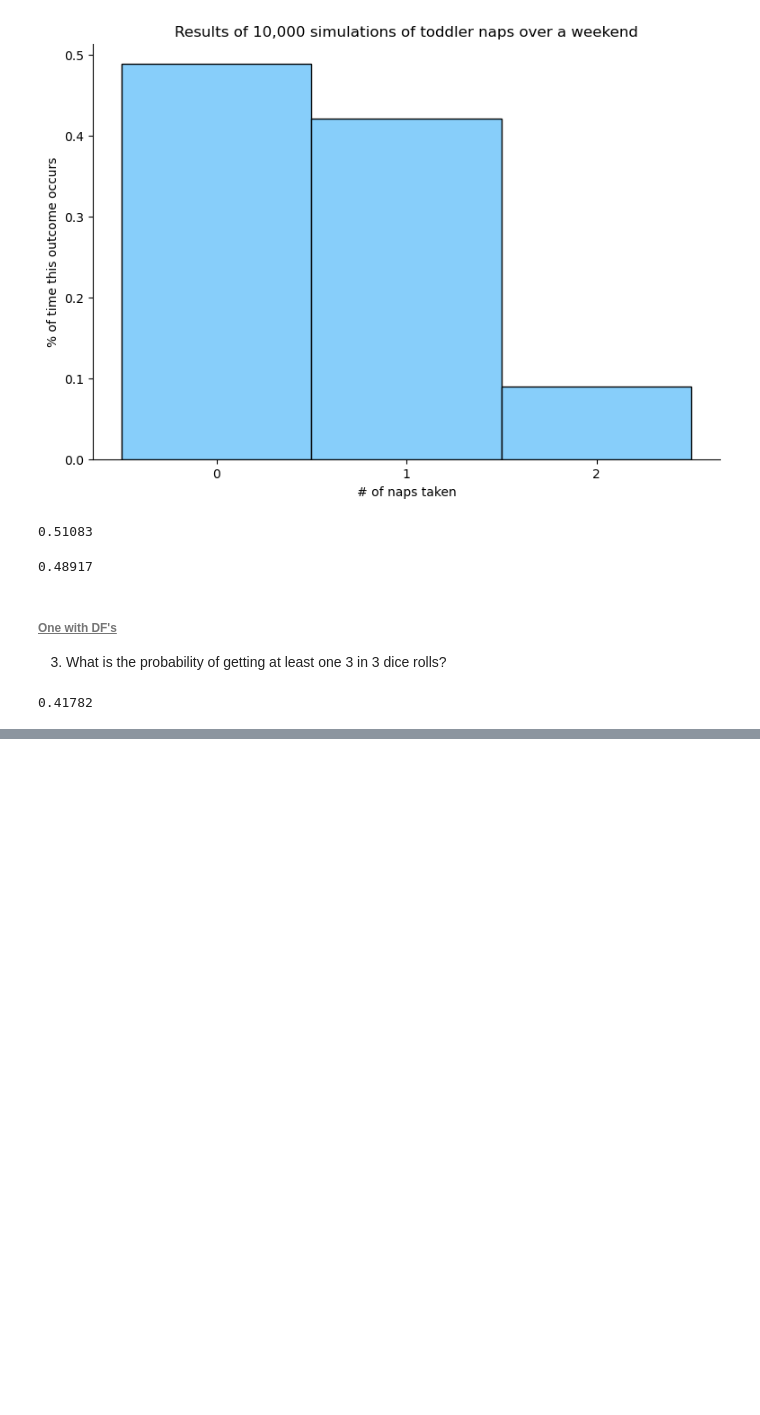
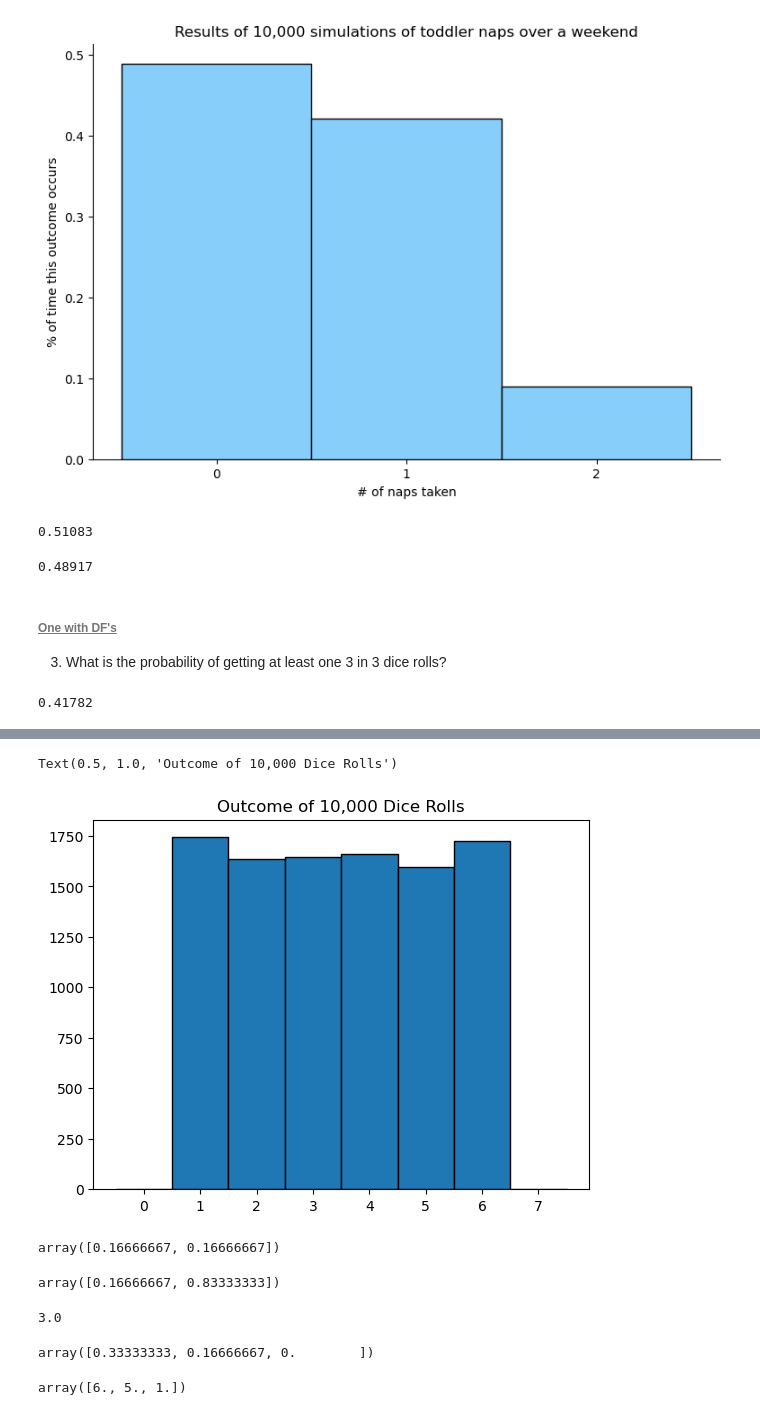
Before and after one commit to martin-reyes/I_Fundamental_and_Tools_NOTES, a Jupyter notebook: V Stats.ipynb, the cells around one changed output, grey strips where cells are left out. Cells and saved outputs as stored; diff of their text form; code cells hidden in the pictures; blank space fills up the shorter version.

Commit message:
stats notes updated

```diff
--- a/V Stats.ipynb
+++ b/V Stats.ipynb
@@ -182,2 +191,40 @@ rolls = np.random.choice([1, 2, 3, 4, 5, 6], nrows * ncols).reshape(nrows, ncols
+# %%
+die_distribution = stats.randint(1, 7)
+# %%
+n = 10_000
+
+x = die_distribution.rvs(n)
+
+plt.hist(x, bins=range(0, 9), align='left', width=1, edgecolor='black')
+plt.title(f'Outcome of {n:,} Dice Rolls')
+# %% [output]
+Text(0.5, 1.0, 'Outcome of 10,000 Dice Rolls')
+[figure, added]
+# %%
+# probability mass function (pmf)
+# probability density function (pdf) for continuous
+die_distribution.pmf([1,2])
+# %% [output]
+array([0.16666667, 0.16666667])
+# %%
+# cumulative distribution function (cdf) P(X<=x)
+die_distribution.cdf([1,5])
+# %% [output]
+array([0.16666667, 0.83333333])
+# %%
+# percent point function (ppf)
+die_distribution.ppf(.5)
+# %% [output]
+3.0
+# %%
+# survival function (sf) P(X>x)
+die_distribution.sf([4,5,6])
+# %% [output]
+array([0.33333333, 0.16666667, 0.        ])
+# %%
+# inverse survival function (isf)
+die_distribution.isf([.1,.2,.9])
+# %% [output]
+array([6., 5., 1.])
 # %% [markdown]
 ### Hypothesis Testing
```
Also changed, not shown: parts of 37 cells of this notebook, 2 other files.
